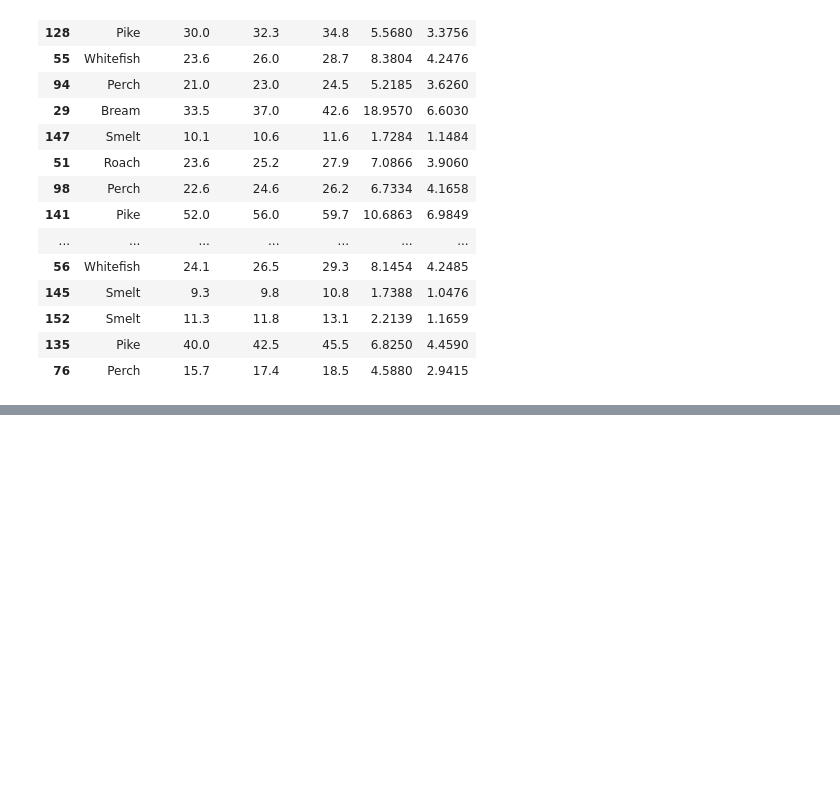
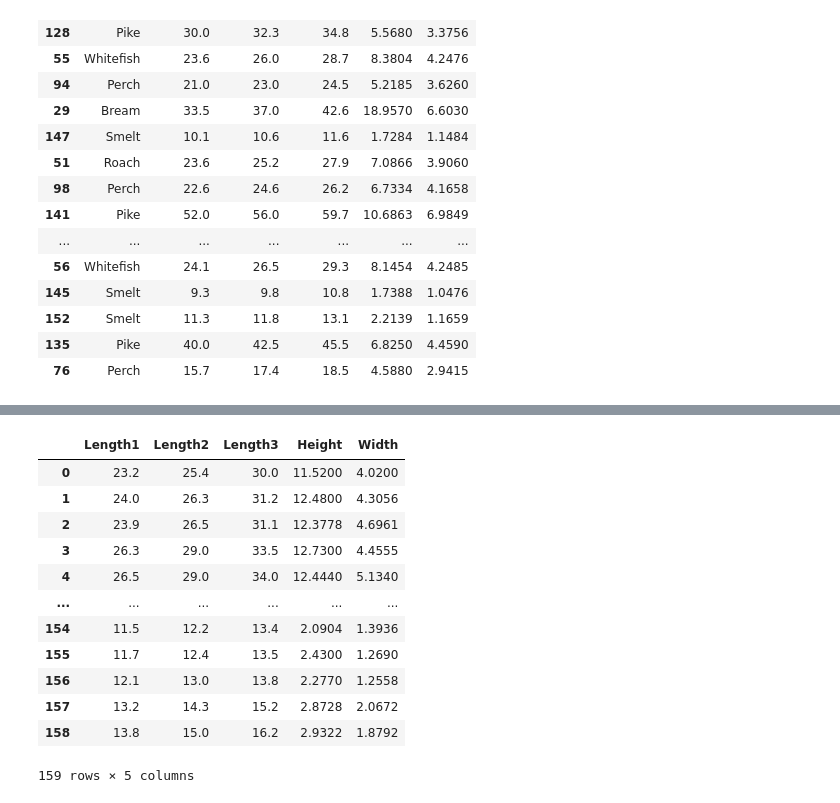
Before and after one commit to marius2347/Fish-Market-Dataset-Linear-Regression-ML, a Jupyter notebook: fish_market.ipynb, the cells around one changed output, grey strips where cells are left out. Cells and saved outputs as stored; diff of their text form; code cells hidden in the pictures; blank space fills up the shorter version.

```diff
--- a/fish_market.ipynb
+++ b/fish_market.ipynb
@@ -150,0 +162,19 @@ testSet
+# %%
+# let's drop the string (object) feature
+fishMarketCopy = fishMarket.copy()
+fishMarketCopy.drop({'Species'}, axis = 1, inplace = True)
+fishMarketCopy
+# %% [output]
+|  | Length1 | Length2 | Length3 | Height | Width |
+| 0 | 23.2 | 25.4 | 30.0 | 11.5200 | 4.0200 |
+| 1 | 24.0 | 26.3 | 31.2 | 12.4800 | 4.3056 |
+| 2 | 23.9 | 26.5 | 31.1 | 12.3778 | 4.6961 |
+| 3 | 26.3 | 29.0 | 33.5 | 12.7300 | 4.4555 |
+| 4 | 26.5 | 29.0 | 34.0 | 12.4440 | 5.1340 |
+| ... | ... | ... | ... | ... | ... |
+| 154 | 11.5 | 12.2 | 13.4 | 2.0904 | 1.3936 |
+| 155 | 11.7 | 12.4 | 13.5 | 2.4300 | 1.2690 |
+| 156 | 12.1 | 13.0 | 13.8 | 2.2770 | 1.2558 |
+| 157 | 13.2 | 14.3 | 15.2 | 2.8728 | 2.0672 |
+| 158 | 13.8 | 15.0 | 16.2 | 2.9322 | 1.8792 |
+159 rows × 5 columns
```
Also changed, not shown: parts of 4 cells of this notebook, 1 other file.
